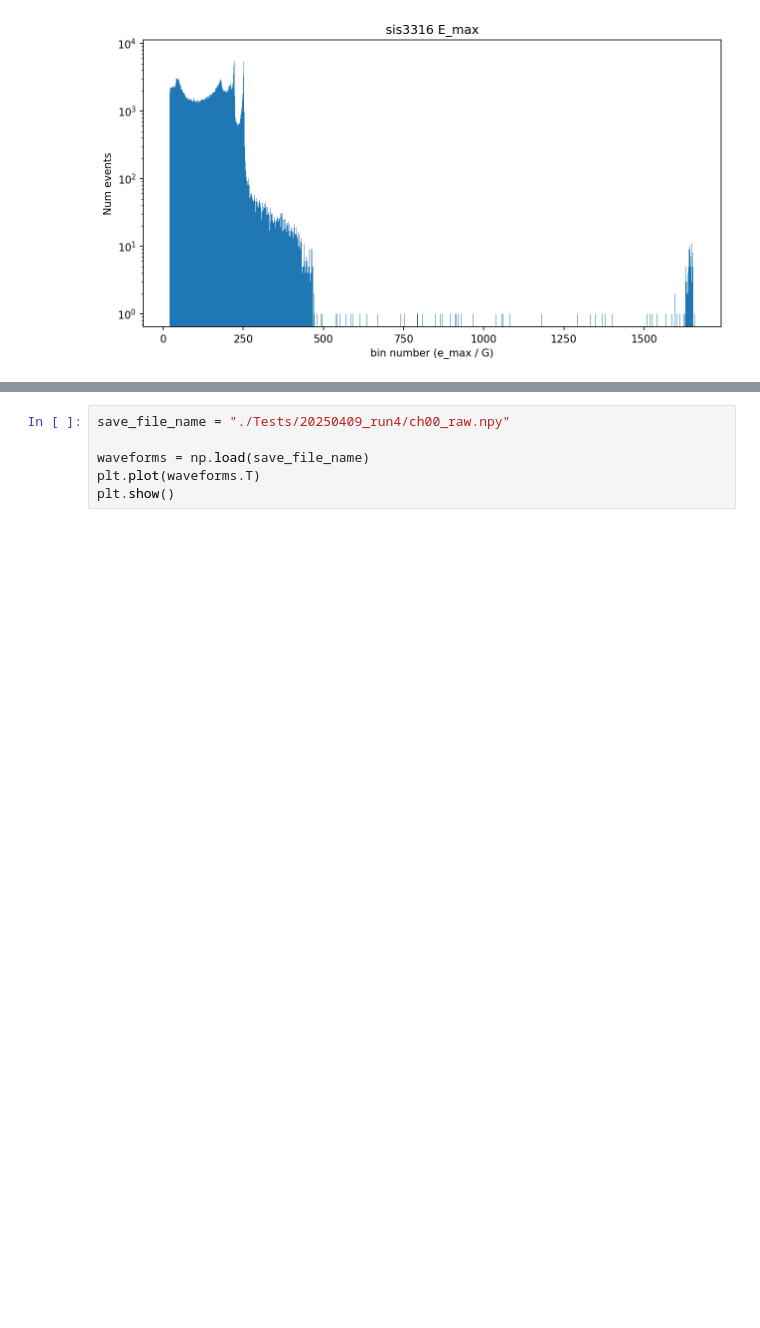
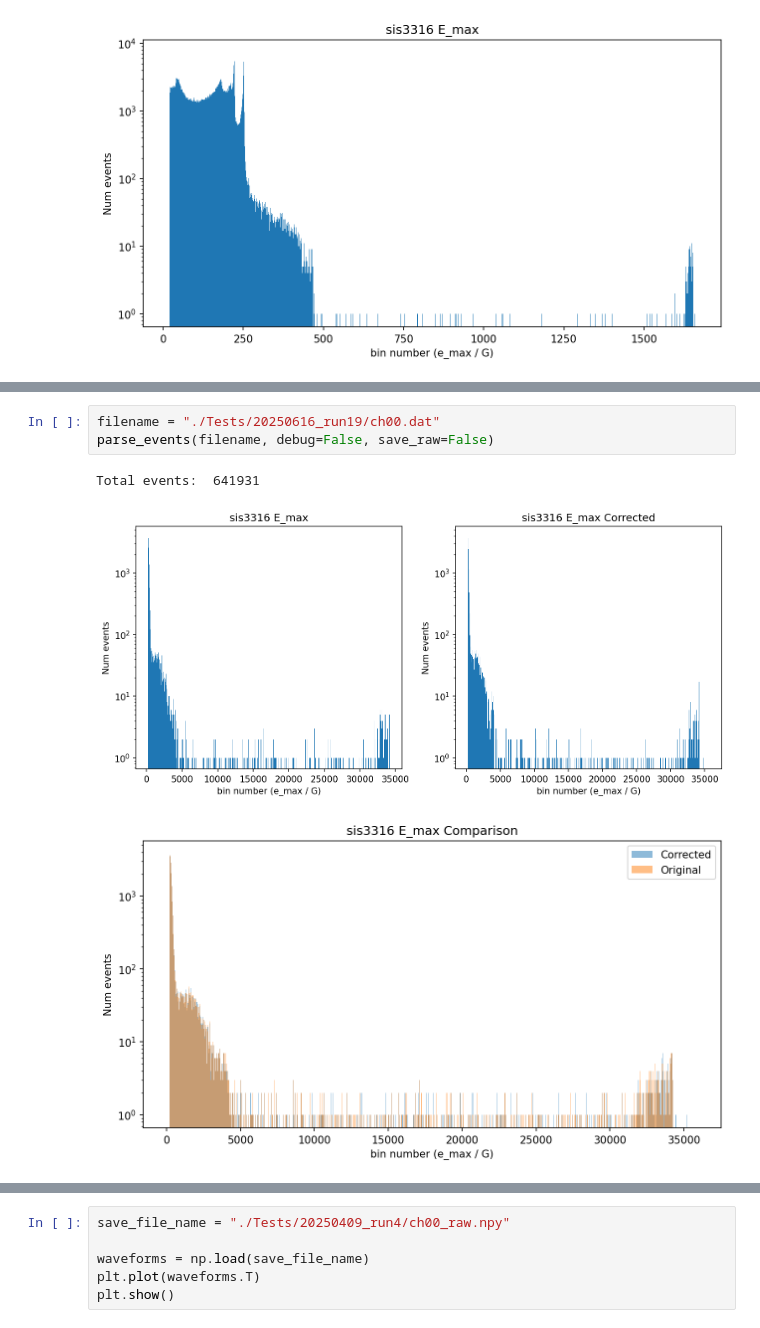
Before and after one commit to Ryan0522/sis3316_2025, a Jupyter notebook: Peak_Analysis.ipynb, the cells around one changed output, grey strips where cells are left out. Drawn from its saved outputs; the diff is of its cells as text; blank space fills up the shorter version.

```diff
--- a/Peak_Analysis.ipynb
+++ b/Peak_Analysis.ipynb
@@ -279,0 +281,7 @@ Total events:  5000001
+# %%
+filename = "./Tests/20250616_run19/ch00.dat"
+parse_events(filename, debug=False, save_raw=False)
+# %% [output]
+Total events:  641931
+[figure, added]
+[figure, added]
```
Also changed, not shown: parts of 6 cells of this notebook, 4 other files.
